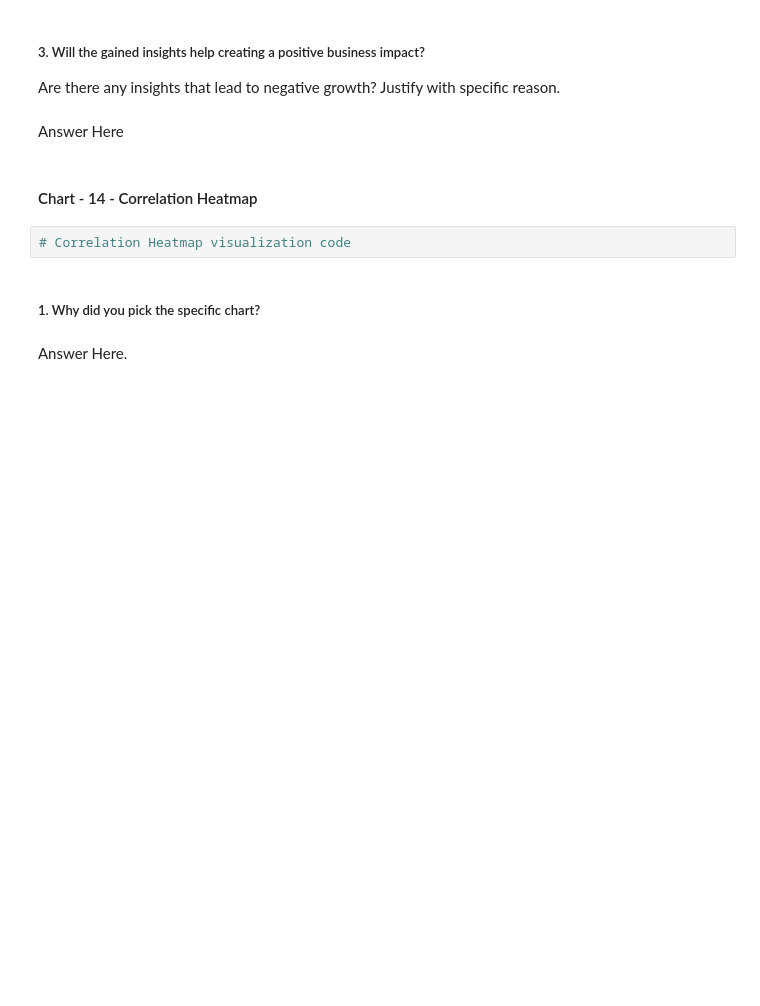
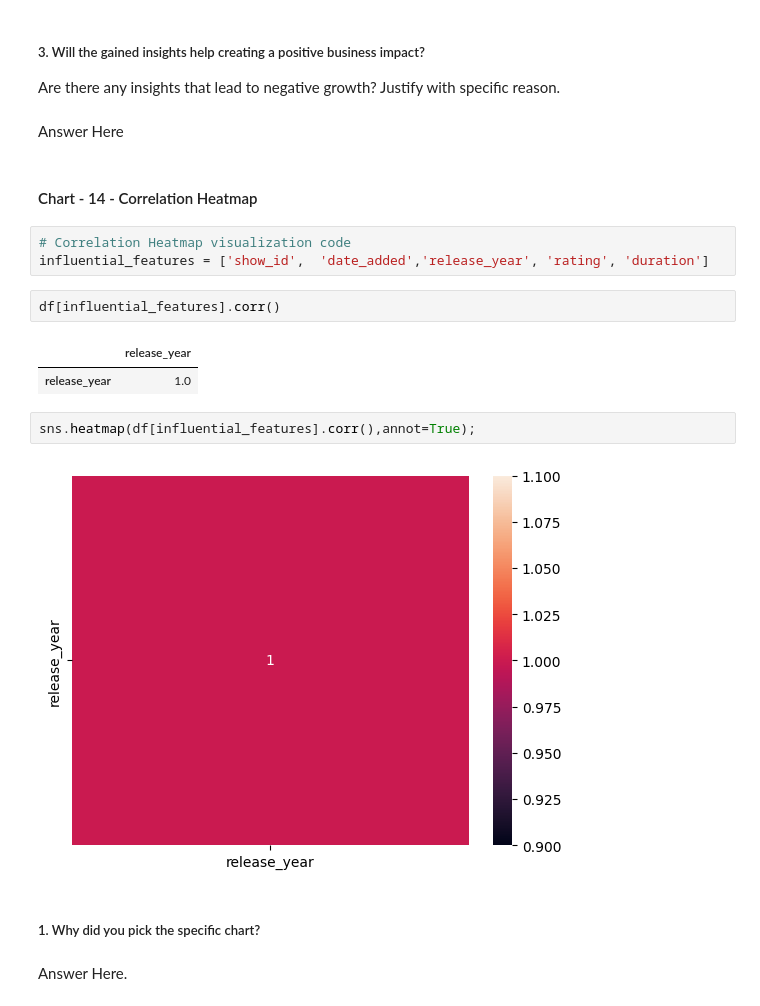
Before and after one commit to treasure823/Netflix-Movies-and-TV-Shows-Clustering-Unsupervised-Machine-Learning, a Jupyter notebook: Netflix_Movies_and_TV_Shows_Clustering_Unsupervised_Machine_Learning_Capstone_4_Project.ipynb, the cells around one changed output. Drawn from its saved outputs; the diff is of its cells as text; blank space fills up the shorter version.

```diff
--- a/Netflix_Movies_and_TV_Shows_Clustering_Unsupervised_Machine_Learning_Capstone_4_Project.ipynb
+++ b/Netflix_Movies_and_TV_Shows_Clustering_Unsupervised_Machine_Learning_Capstone_4_Project.ipynb
@@ -760,6 +760,16 @@ Answer Here
 #### Chart - 14 - Correlation Heatmap
 # %%
 # Correlation Heatmap visualization code
+influential_features = ['show_id',  'date_added','release_year', 'rating', 'duration']
+# %%
+df[influential_features].corr()
+# %% [output]
+|  | release_year |
+| release_year | 1.0 |
+# %%
+sns.heatmap(df[influential_features].corr(),annot=True);
+# %% [output]
+[figure, added]
 # %% [markdown]
 ##### 1. Why did you pick the specific chart?
 # %% [markdown]
```
